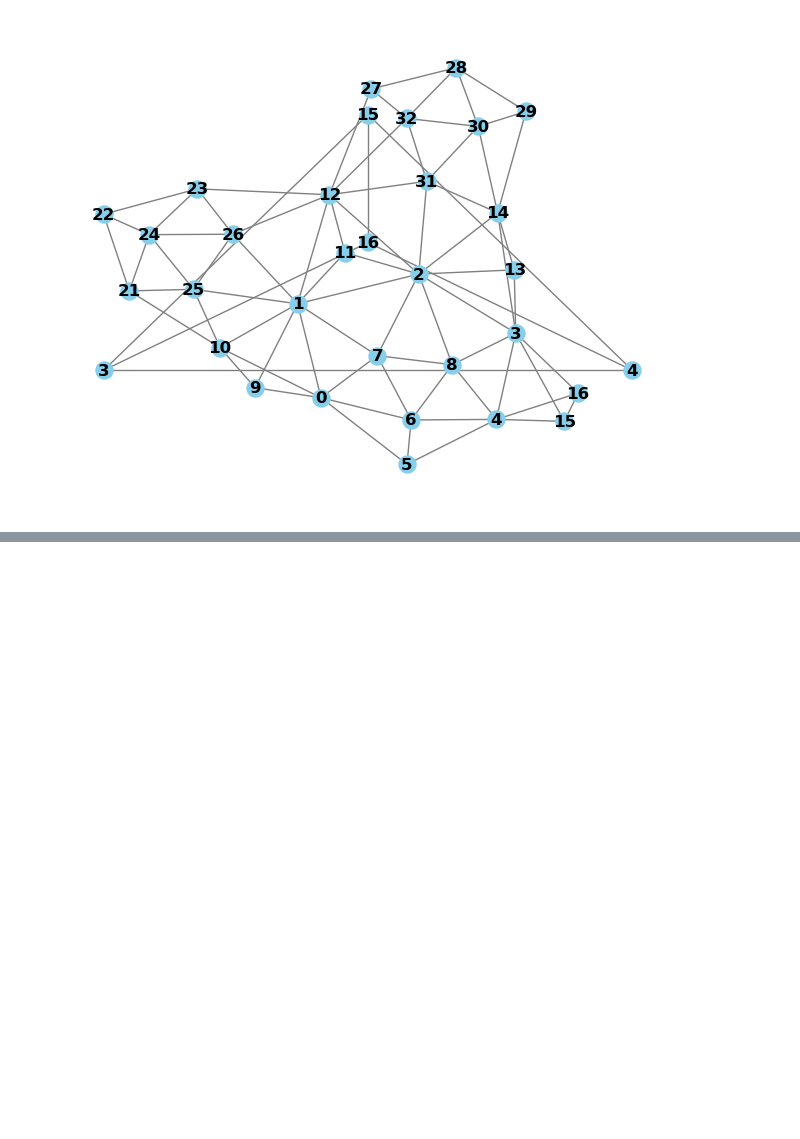
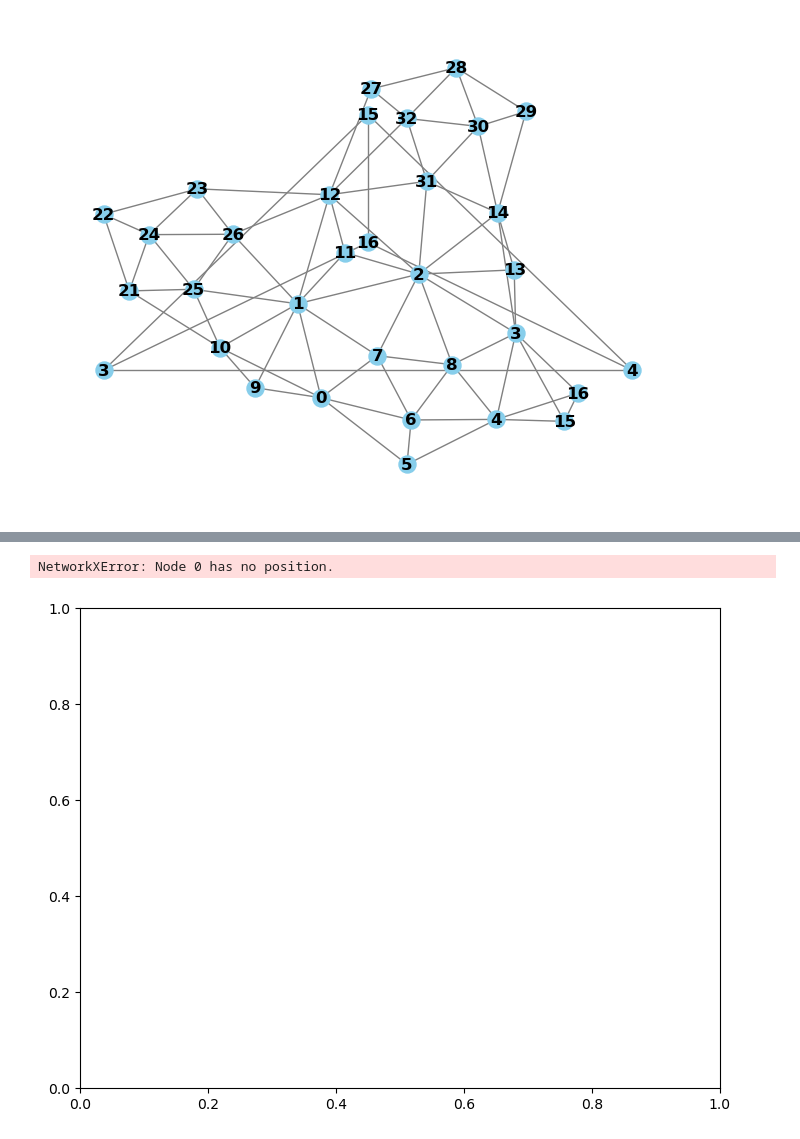
Before and after one commit to NikhilToram/2024Spr_finalproj, a Jupyter notebook: TestingNetworkx.ipynb, the cells around one changed output, grey strips where cells are left out. Saved outputs shown, nothing was run; the diff lists cells and outputs as text; code cells hidden in the pictures; blank space fills up the shorter version.

```diff
--- a/TestingNetworkx.ipynb
+++ b/TestingNetworkx.ipynb
@@ -250,0 +286,41 @@ NetworkXError: ('The node sets of the graphs are not disjoint.', 'Use appropriat
+# %%
+import networkx as nx
+import matplotlib.pyplot as plt
+
+# Number of rows and columns in the grid
+rows = 2
+cols = 3
+
+# Number of outer nodes (points of the star)
+n = 5
+
+# Create an empty graph
+grid = nx.Graph()
+
+# Create pointed star lattices and add them to the grid
+for i in range(rows):
+    for j in range(cols):
+        # Create a complete graph for the outer nodes
+        outer_star = nx.complete_graph(n)
+
+        # Create a star graph for the central hub
+        hub = nx.star_graph([0])
+
+        # Combine the hub and the outer nodes
+        pointed_star = nx.compose(hub, outer_star)
+
+        # Position the pointed star lattice in the grid
+        pos = {(node,): (i * (n + 1) + node, j * (n + 1)) for node in range(n + 1)}
+
+        # Add the pointed star lattice to the grid
+        grid.add_nodes_from(pointed_star.nodes(data=True))
+        grid.add_edges_from(pointed_star.edges())
+        nx.set_node_attributes(grid, pos, 'pos')
+
+# Visualize the graph
+nx.draw(grid, pos=nx.get_node_attributes(grid, 'pos'), with_labels=True, node_color='skyblue', node_size=1000, font_size=12)
+plt.title("Grid of Pointed Star Lattices")
+plt.show()
+# %% [output]
+NetworkXError: Node 0 has no position.
+[figure, added]
```
Also changed, not shown: parts of 33 cells of this notebook, 1 other file.
